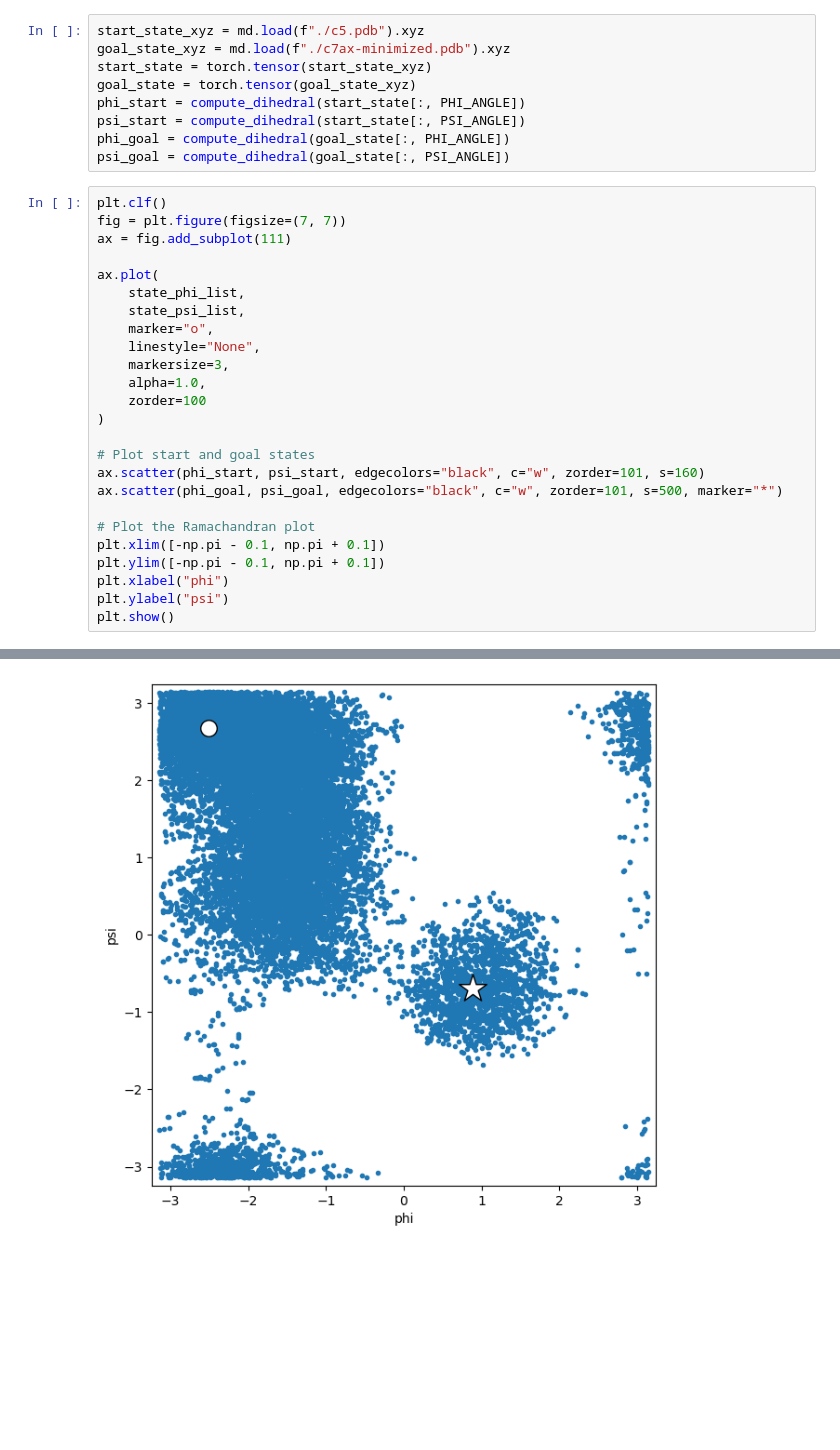
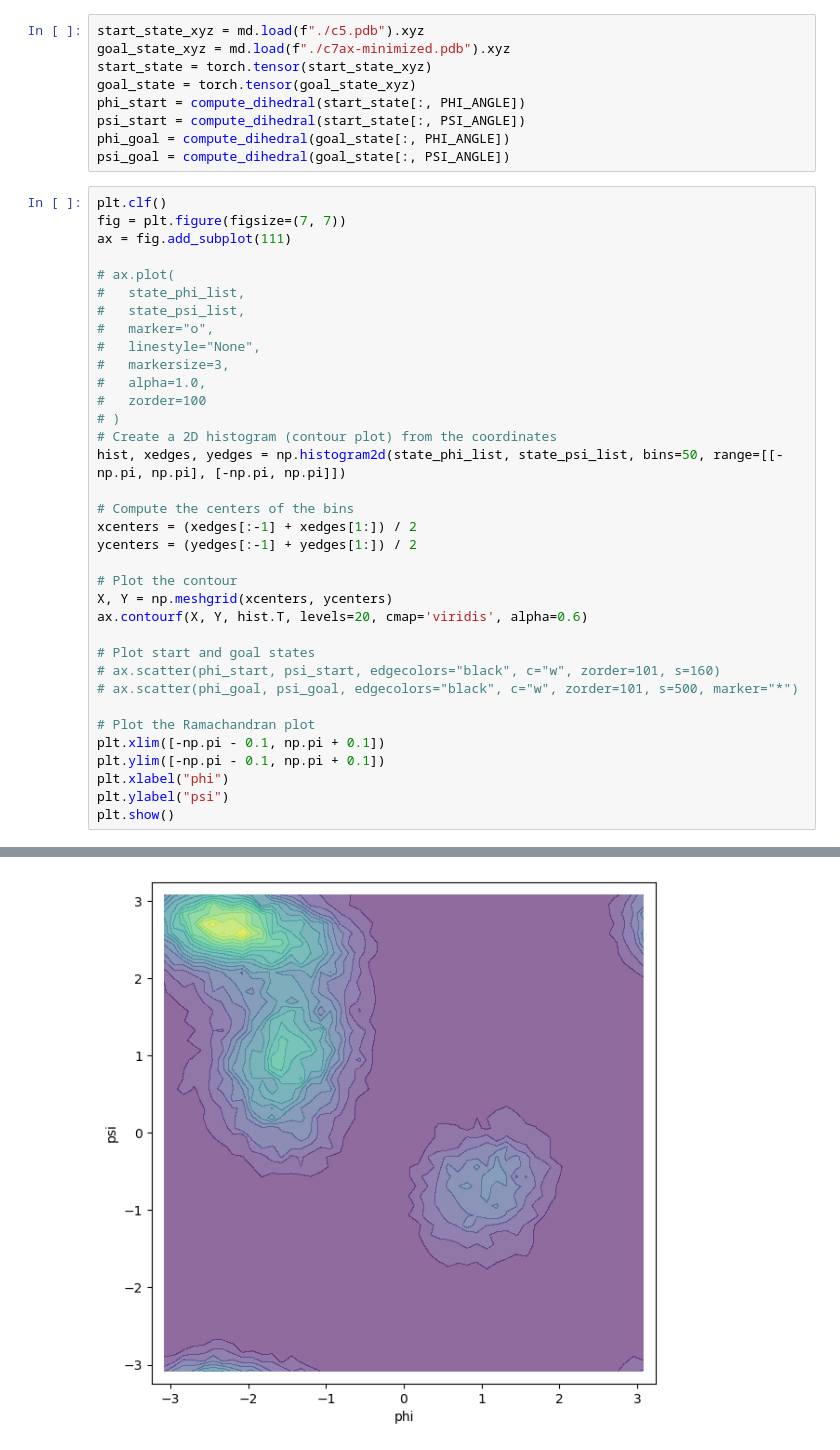
Before and after one commit to seonghyun26/cmd, a Jupyter notebook: data/alanine/dataset-visualize.ipynb, the cells around one changed output, grey strips where cells are left out. Saved outputs shown, nothing was run; the diff lists cells and outputs as text; blank space fills up the shorter version.

```diff
--- a/data/alanine/dataset-visualize.ipynb
+++ b/data/alanine/dataset-visualize.ipynb
@@ -104,28 +106,38 @@ psi_goal = compute_dihedral(goal_state[:, PSI_ANGLE])
 # %%
 plt.clf()
 fig = plt.figure(figsize=(7, 7))
 ax = fig.add_subplot(111)
 
-ax.plot(
-	state_phi_list,
-	state_psi_list,
-	marker="o",
-	linestyle="None",
-	markersize=3,
-	alpha=1.0,
-	zorder=100
-)
+# ax.plot(
+# 	state_phi_list,
+# 	state_psi_list,
+# 	marker="o",
+# 	linestyle="None",
+# 	markersize=3,
+# 	alpha=1.0,
+# 	zorder=100
+# )
+# Create a 2D histogram (contour plot) from the coordinates
+hist, xedges, yedges = np.histogram2d(state_phi_list, state_psi_list, bins=50, range=[[-np.pi, np.pi], [-np.pi, np.pi]])
+
+# Compute the centers of the bins
+xcenters = (xedges[:-1] + xedges[1:]) / 2
+ycenters = (yedges[:-1] + yedges[1:]) / 2
+
+# Plot the contour
+X, Y = np.meshgrid(xcenters, ycenters)
+ax.contourf(X, Y, hist.T, levels=20, cmap='viridis', alpha=0.6)
 
 # Plot start and goal states
-ax.scatter(phi_start, psi_start, edgecolors="black", c="w", zorder=101, s=160)
-ax.scatter(phi_goal, psi_goal, edgecolors="black", c="w", zorder=101, s=500, marker="*")
+# ax.scatter(phi_start, psi_start, edgecolors="black", c="w", zorder=101, s=160)
+# ax.scatter(phi_goal, psi_goal, edgecolors="black", c="w", zorder=101, s=500, marker="*")
 
 # Plot the Ramachandran plot
 plt.xlim([-np.pi - 0.1, np.pi + 0.1])
 plt.ylim([-np.pi - 0.1, np.pi + 0.1])
 plt.xlabel("phi")
 plt.ylabel("psi")
 plt.show()
 # %% [output]
 <Figure size 640x480 with 0 Axes>
-[figure, old version]
+[figure, new version]
```
Also changed, not shown: parts of 3 cells of this notebook, 13 other files.
